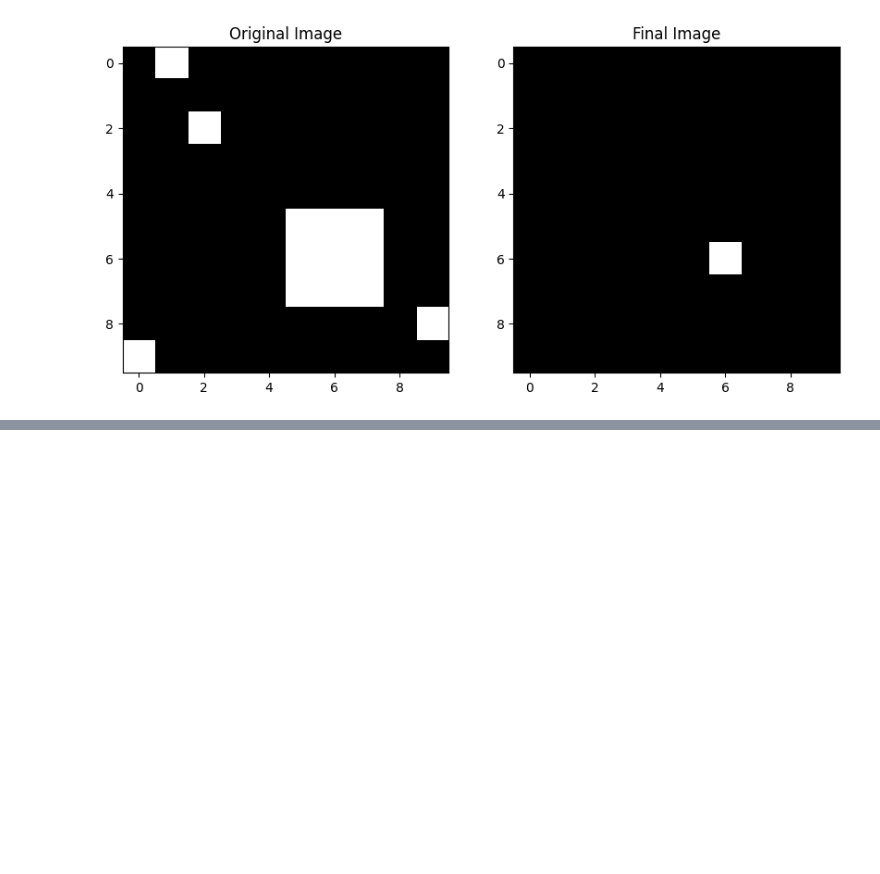
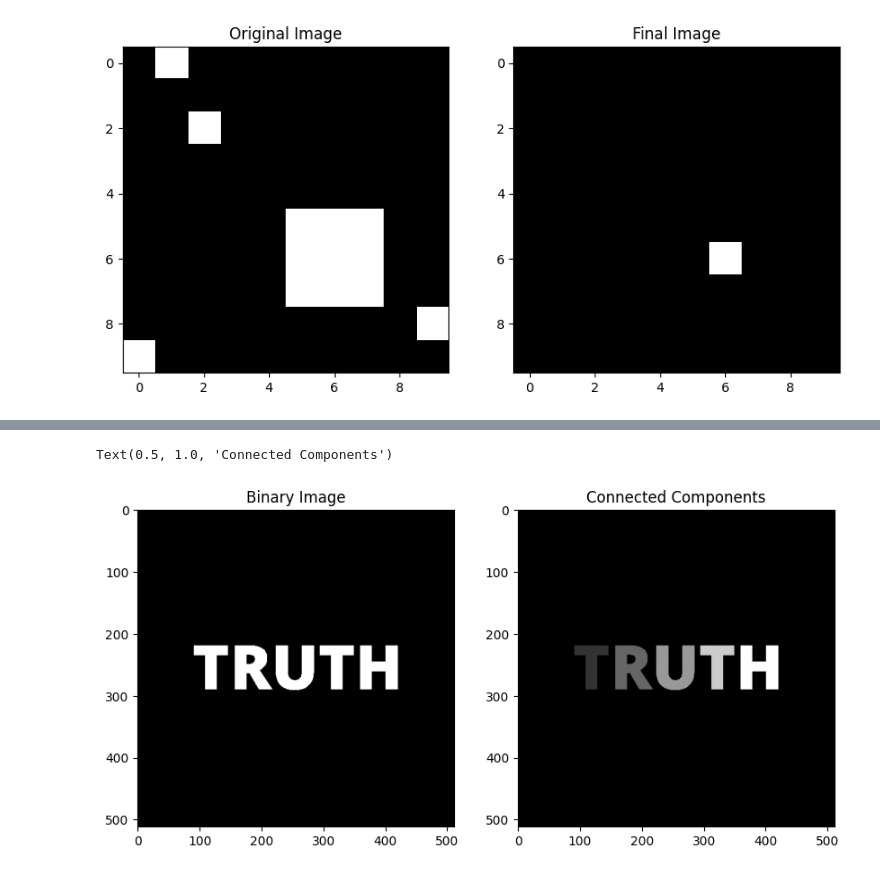
Before and after one commit to ajaykumar-br/Learning-OpenCV, a Jupyter notebook: Week 3/scrapy.ipynb, the cells around one changed output, grey strips where cells are left out. Drawn from its saved outputs; the diff is of its cells as text; code cells hidden in the pictures; blank space fills up the shorter version.

```diff
--- a/Week 3/scrapy.ipynb
+++ b/Week 3/scrapy.ipynb
@@ -368,0 +414,11 @@ print(f"Total changes: {change_count}")
+# %%
+th, imThresh = cv2.threshold(img, 127, 255, cv2.THRESH_BINARY)
+
+_, imLabels = cv2.connectedComponents(imThresh)
+
+plt.figure(figsize=[10, 10])
+plt.subplot(121);plt.imshow(imThresh, cmap="gray");plt.title("Binary Image")
+plt.subplot(122);plt.imshow(imLabels, cmap="gray");plt.title("Connected Components")
+# %% [output]
+Text(0.5, 1.0, 'Connected Components')
+[figure, added]
```
Also changed, not shown: parts of 25 cells of this notebook.
